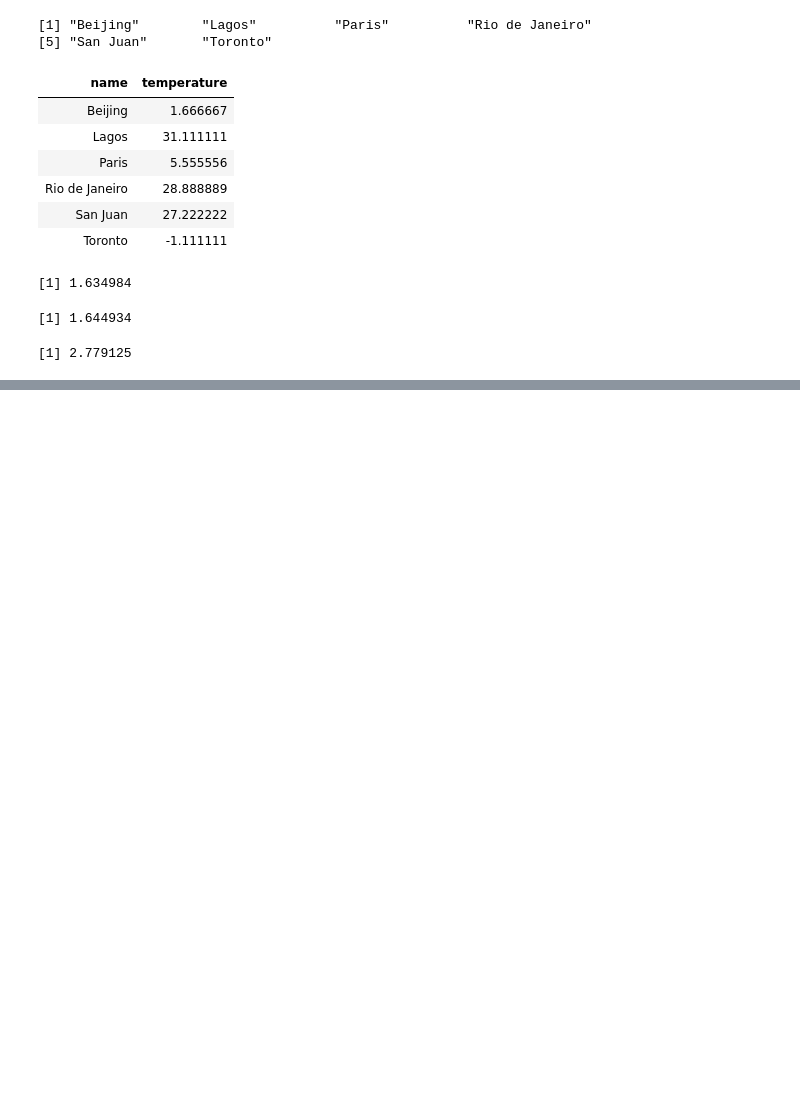
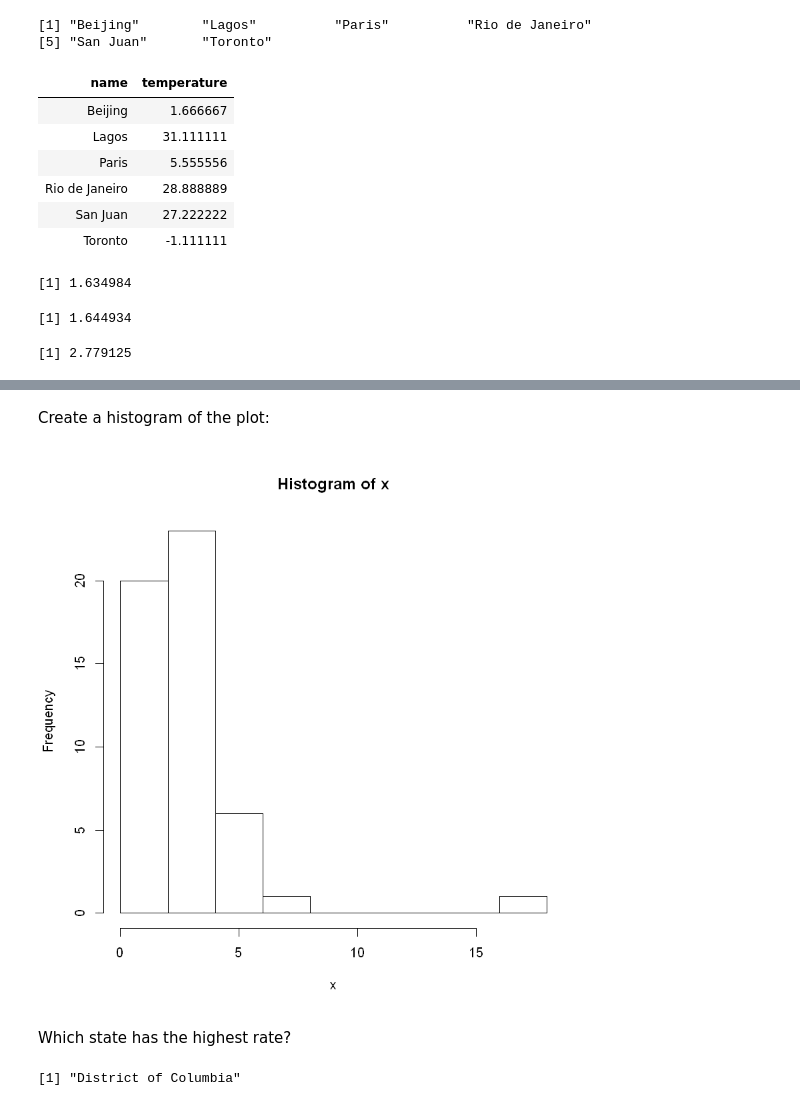
Before and after one commit to tanorian/Data_Science_with_R, a Jupyter notebook: Chapter 2.ipynb, the cells around one changed output, grey strips where cells are left out. Saved outputs shown, nothing was run; the diff lists cells and outputs as text; code cells hidden in the pictures; blank space fills up the shorter version.

```diff
--- a/Chapter 2.ipynb
+++ b/Chapter 2.ipynb
@@ -839,0 +975,13 @@ mean(100000*murder_rate)
+# %% [markdown]
+Create a histogram of the plot:
+# %%
+x <- with(murders, total/population*100000)
+hist(x)
+# %% [output]
+[figure, added]
+# %% [markdown]
+Which state has the highest rate?
+# %%
+murders$state[which.max(x)]
+# %% [output]
+[1] "District of Columbia"
```
Also changed, not shown: parts of 40 cells of this notebook.
